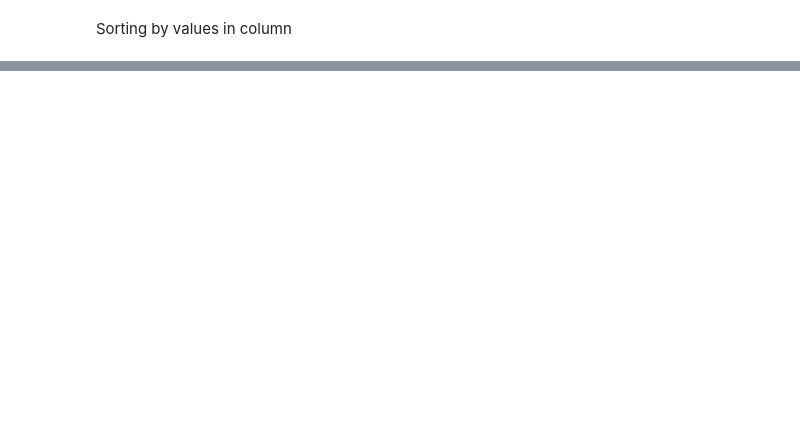
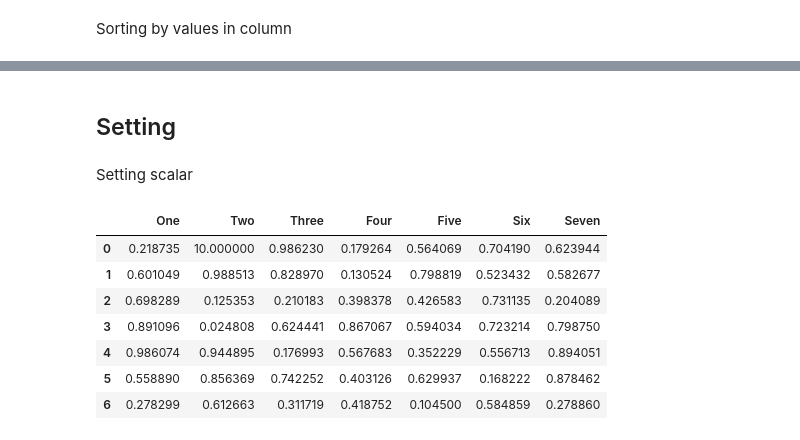
Before and after one commit to mprzybylak/minefields-pandas, a Jupyter notebook: HelloWorld.ipynb, the cells around one changed output, grey strips where cells are left out. Cells and saved outputs as stored; diff of their text form; code cells hidden in the pictures; blank space fills up the shorter version.

Commit message:
playing with data selection

```diff
--- a/HelloWorld.ipynb
+++ b/HelloWorld.ipynb
@@ -222,0 +321,21 @@ TBD
+# %% [markdown]
+## Setting
+# %%
+df_setting = pd.DataFrame(
+    np.random.rand(7,7),
+    columns = ['One', 'Two', 'Three', 'Four', 'Five', 'Six', 'Seven']
+)
+# %% [markdown]
+Setting scalar
+# %%
+df_setting.iat[0,1]=10
+df_setting
+# %% [output]
+|  | One | Two | Three | Four | Five | Six | Seven |
+| 0 | 0.218735 | 10.000000 | 0.986230 | 0.179264 | 0.564069 | 0.704190 | 0.623944 |
+| 1 | 0.601049 | 0.988513 | 0.828970 | 0.130524 | 0.798819 | 0.523432 | 0.582677 |
+| 2 | 0.698289 | 0.125353 | 0.210183 | 0.398378 | 0.426583 | 0.731135 | 0.204089 |
+| 3 | 0.891096 | 0.024808 | 0.624441 | 0.867067 | 0.594034 | 0.723214 | 0.798750 |
+| 4 | 0.986074 | 0.944895 | 0.176993 | 0.567683 | 0.352229 | 0.556713 | 0.894051 |
+| 5 | 0.558890 | 0.856369 | 0.742252 | 0.403126 | 0.629937 | 0.168222 | 0.878462 |
+| 6 | 0.278299 | 0.612663 | 0.311719 | 0.418752 | 0.104500 | 0.584859 | 0.278860 |
```
Also changed, not shown: parts of 43 cells of this notebook.
